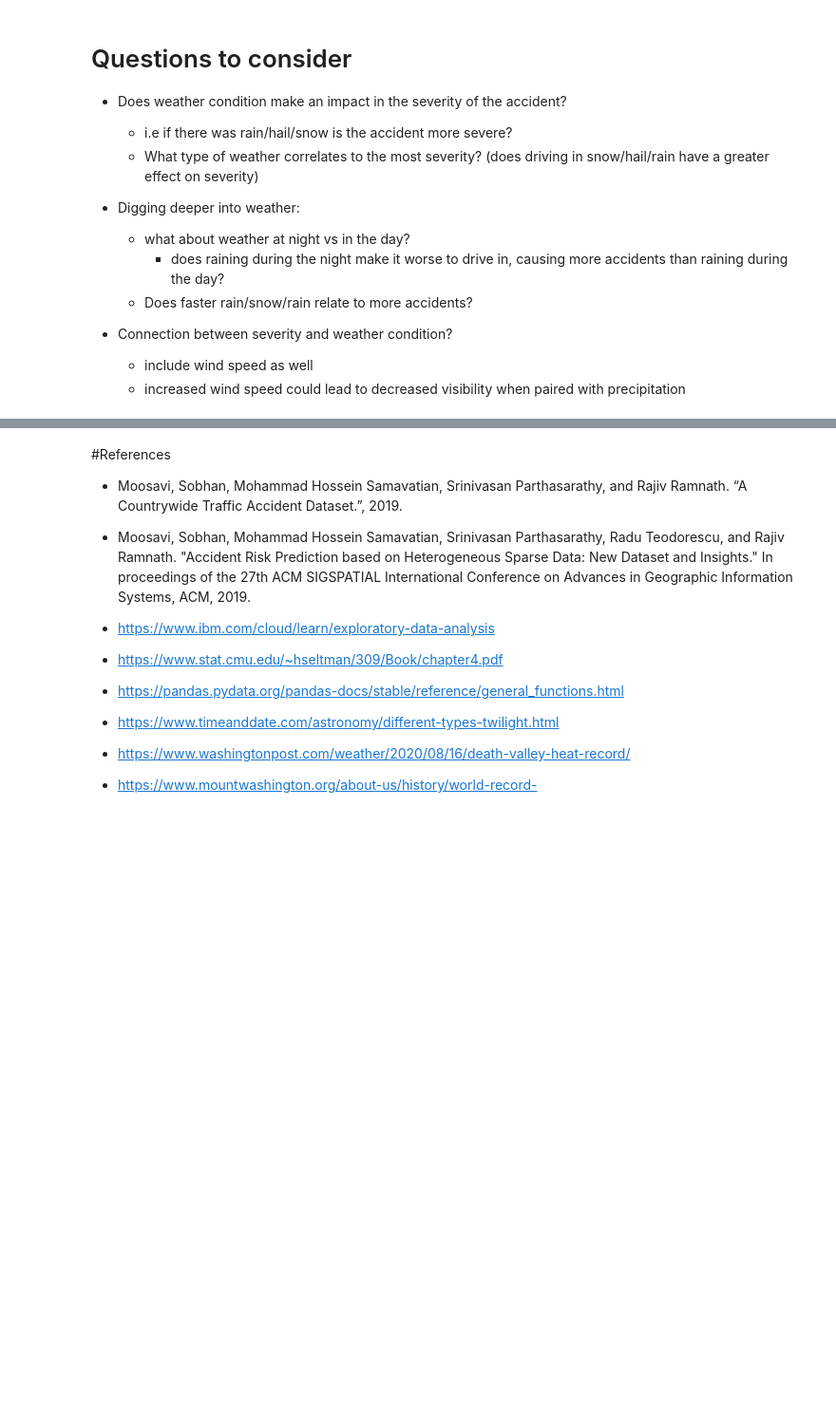
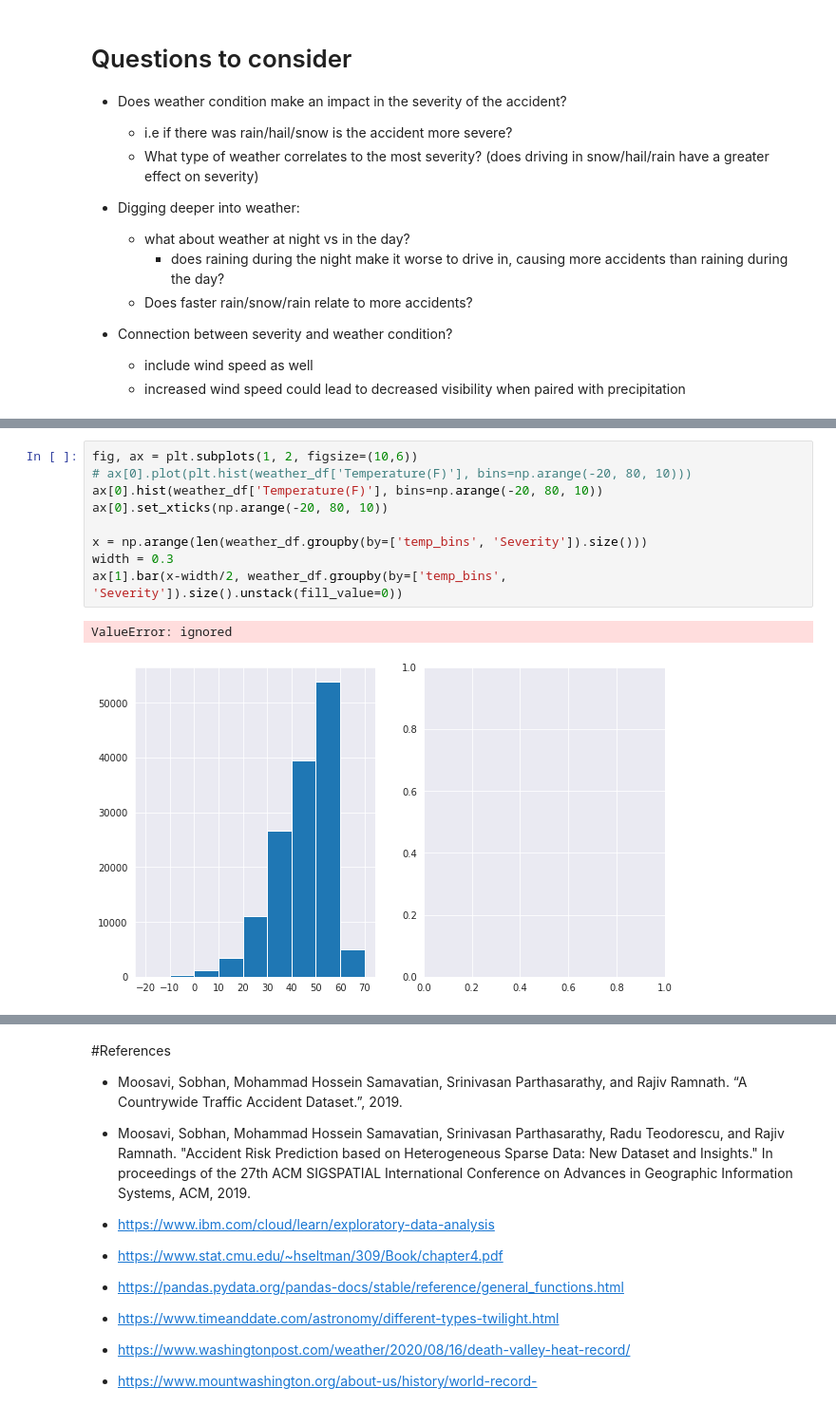
Before and after one commit to lodi-m/US-Traffic-Accidents-Analysis, a Jupyter notebook: EDA_us_accidents.ipynb, the cells around one changed output, grey strips where cells are left out. Shown: that part at 95% size. Drawn from its saved outputs; the diff is of its cells as text; blank space fills up the shorter version.

```diff
--- a/EDA_us_accidents.ipynb
+++ b/EDA_us_accidents.ipynb
@@ -372,0 +414,12 @@ plt.show()
+# %%
+fig, ax = plt.subplots(1, 2, figsize=(10,6))
+# ax[0].plot(plt.hist(weather_df['Temperature(F)'], bins=np.arange(-20, 80, 10)))
+ax[0].hist(weather_df['Temperature(F)'], bins=np.arange(-20, 80, 10))
+ax[0].set_xticks(np.arange(-20, 80, 10))
+
+x = np.arange(len(weather_df.groupby(by=['temp_bins', 'Severity']).size()))
+width = 0.3
+ax[1].bar(x-width/2, weather_df.groupby(by=['temp_bins', 'Severity']).size().unstack(fill_value=0))
+# %% [output]
+ValueError: ignored
+[figure, added]
```
Also changed, not shown: parts of 14 cells of this notebook.
